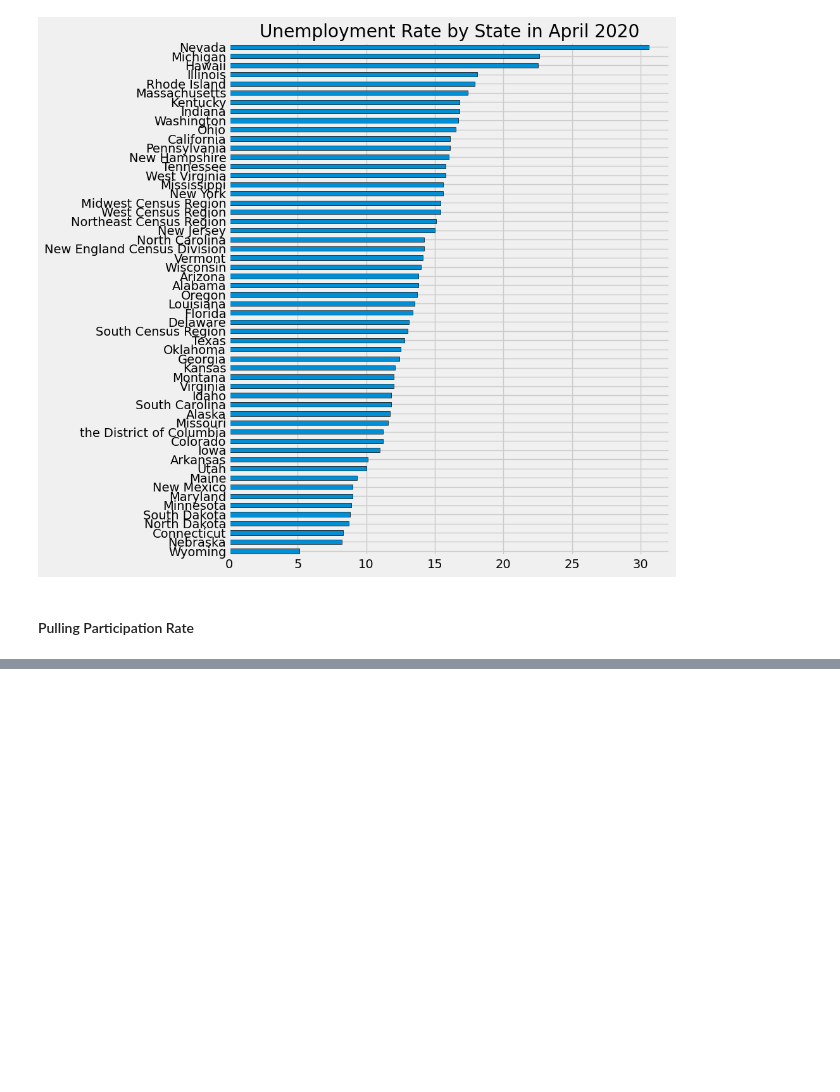
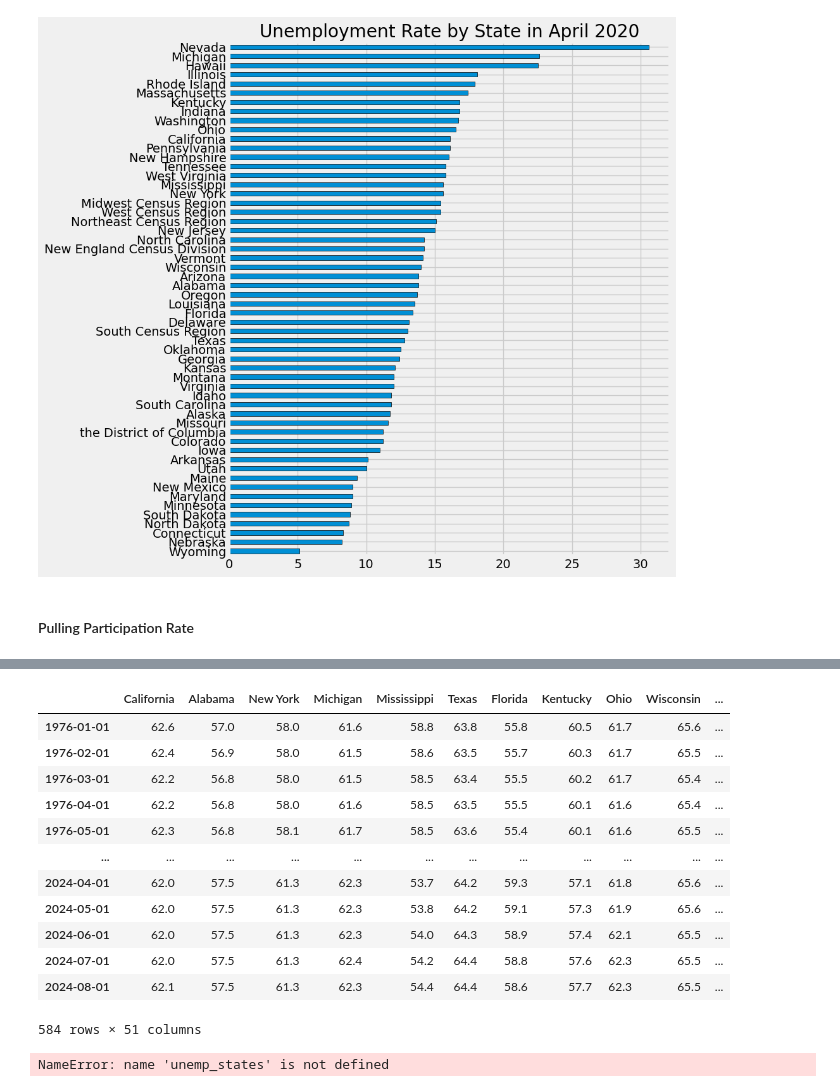
Before and after one commit to Shubham91999/Economic_Data_Analysis, a Jupyter notebook: EDA_Economic.ipynb, the cells around one changed output, grey strips where cells are left out. Cells and saved outputs as stored; diff of their text form; code cells hidden in the pictures; blank space fills up the shorter version.

```diff
--- a/EDA_Economic.ipynb
+++ b/EDA_Economic.ipynb
@@ -459,0 +465,2 @@ part_df
+# %%
+part_df = part_df.drop(['CIVPART', 'LRIN64MACLM156S', 'LRIN64FECLM156S'], axis=0)
@@ -459,0 +470,3 @@ part_df
+# %%
+part_id_to_state = part_df['title'].str.replace('Labor Force Participation Rate for ', '').to_dict()
+part_id_to_state
@@ -459,0 +491,29 @@ part_df
+# %%
+all_part_states = []
+for myid in part_df.index:
+    part_results = fred.get_series(myid)
+    part_results = part_results.to_frame(name=myid)
+    all_part_states.append(part_results)
+all_part_states = pd.concat(all_part_states, axis = 1)
+# %%
+all_part_states.columns = [part_id_to_state[c] for c in all_part_states.columns]
+# %%
+all_part_states
+# %% [output]
+|  | California | Alabama | New York | Michigan | Mississippi | Texas | Florida | Kentucky | Ohio | Wisconsin | ... |
+| 1976-01-01 | 62.6 | 57.0 | 58.0 | 61.6 | 58.8 | 63.8 | 55.8 | 60.5 | 61.7 | 65.6 | ... |
+| 1976-02-01 | 62.4 | 56.9 | 58.0 | 61.5 | 58.6 | 63.5 | 55.7 | 60.3 | 61.7 | 65.5 | ... |
+| 1976-03-01 | 62.2 | 56.8 | 58.0 | 61.5 | 58.5 | 63.4 | 55.5 | 60.2 | 61.7 | 65.4 | ... |
+| 1976-04-01 | 62.2 | 56.8 | 58.0 | 61.6 | 58.5 | 63.5 | 55.5 | 60.1 | 61.6 | 65.4 | ... |
+| 1976-05-01 | 62.3 | 56.8 | 58.1 | 61.7 | 58.5 | 63.6 | 55.4 | 60.1 | 61.6 | 65.5 | ... |
+| ... | ... | ... | ... | ... | ... | ... | ... | ... | ... | ... | ... |
+| 2024-04-01 | 62.0 | 57.5 | 61.3 | 62.3 | 53.7 | 64.2 | 59.3 | 57.1 | 61.8 | 65.6 | ... |
+| 2024-05-01 | 62.0 | 57.5 | 61.3 | 62.3 | 53.8 | 64.2 | 59.1 | 57.3 | 61.9 | 65.6 | ... |
+| 2024-06-01 | 62.0 | 57.5 | 61.3 | 62.3 | 54.0 | 64.3 | 58.9 | 57.4 | 62.1 | 65.5 | ... |
+| 2024-07-01 | 62.0 | 57.5 | 61.3 | 62.4 | 54.2 | 64.4 | 58.8 | 57.6 | 62.3 | 65.5 | ... |
+| 2024-08-01 | 62.1 | 57.5 | 61.3 | 62.3 | 54.4 | 64.4 | 58.6 | 57.7 | 62.3 | 65.5 | ... |
+584 rows × 51 columns
+# %%
+unemp_states
+# %% [output]
+NameError: name 'unemp_states' is not defined
```
Also changed, not shown: parts of 15 cells of this notebook, 1 other file.
